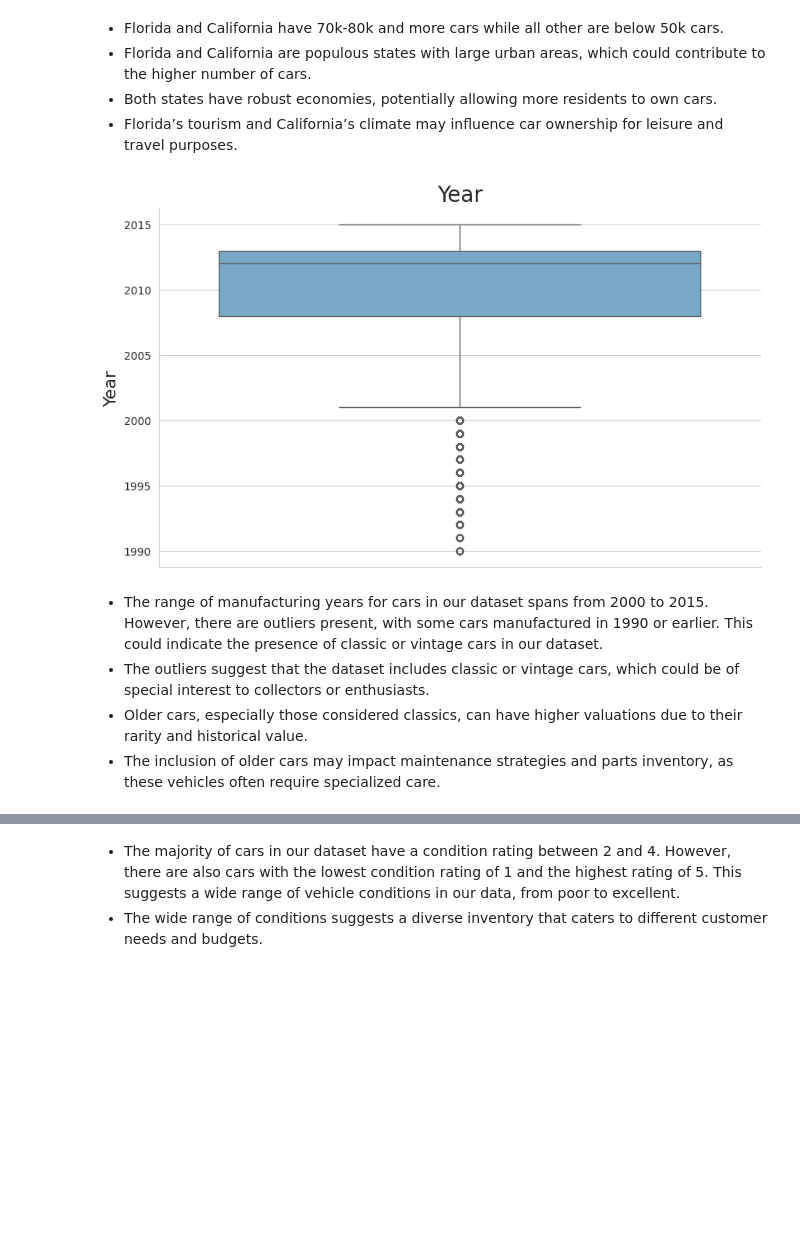
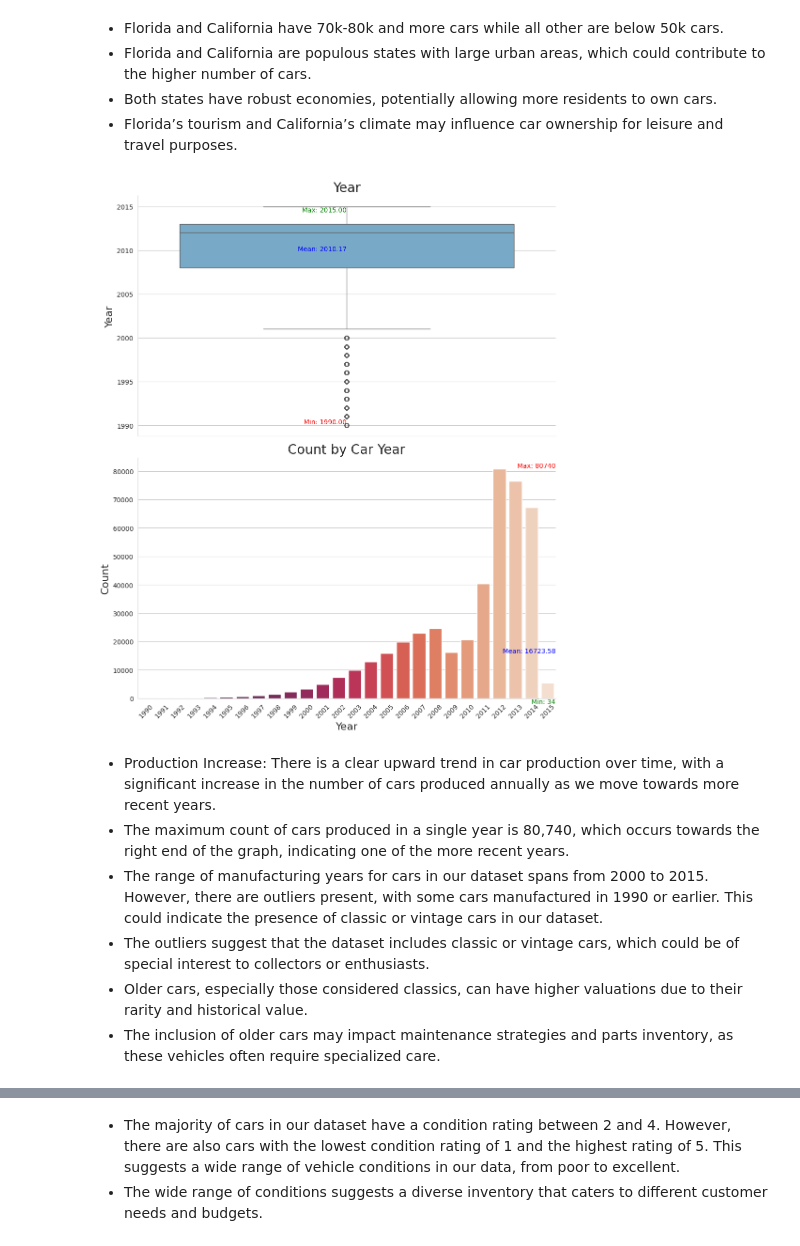
Before and after one commit to totargaming/VehicleSalesReport, a Jupyter notebook: vehicle-sales-eda.ipynb, the cells around one changed output, grey strips where cells are left out. Saved outputs shown, nothing was run; the diff lists cells and outputs as text; code cells hidden in the pictures; blank space fills up the shorter version.

Commit message:
make plot better

```diff
--- a/vehicle-sales-eda.ipynb
+++ b/vehicle-sales-eda.ipynb
@@ -431,8 +487,19 @@ def histplot(col, label):
 # %%
-boxplot('year', 'Year')
+fig, axes = plt.subplots(2, 1, figsize=(10,12))
+
+# Plot the boxplot in the first subplot
+boxplot('year', 'Year', ax=axes[0])
+
+# Plot the countplot in the second subplot
+countplot('year', 'Year', 45, ax=axes[1])
+
+plt.tight_layout()
+plt.show()
 # %% [output]
-[figure, old version]
+[figure, new version]
 # %% [markdown]
+* Production Increase: There is a clear upward trend in car production over time, with a significant increase in the number of cars produced annually as we move towards more recent years.
+* The maximum count of cars produced in a single year is 80,740, which occurs towards the right end of the graph, indicating one of the more recent years.
 * The range of manufacturing years for cars in our dataset spans from 2000 to 2015. However, there are outliers present, with some cars manufactured in 1990 or earlier. This could indicate the presence of classic or vintage cars in our dataset.
 * The outliers suggest that the dataset includes classic or vintage cars, which could be of special interest to collectors or enthusiasts.
 *  Older cars, especially those considered classics, can have higher valuations due to their rarity and historical value.
```
Also changed, not shown: parts of 10 cells of this notebook.
